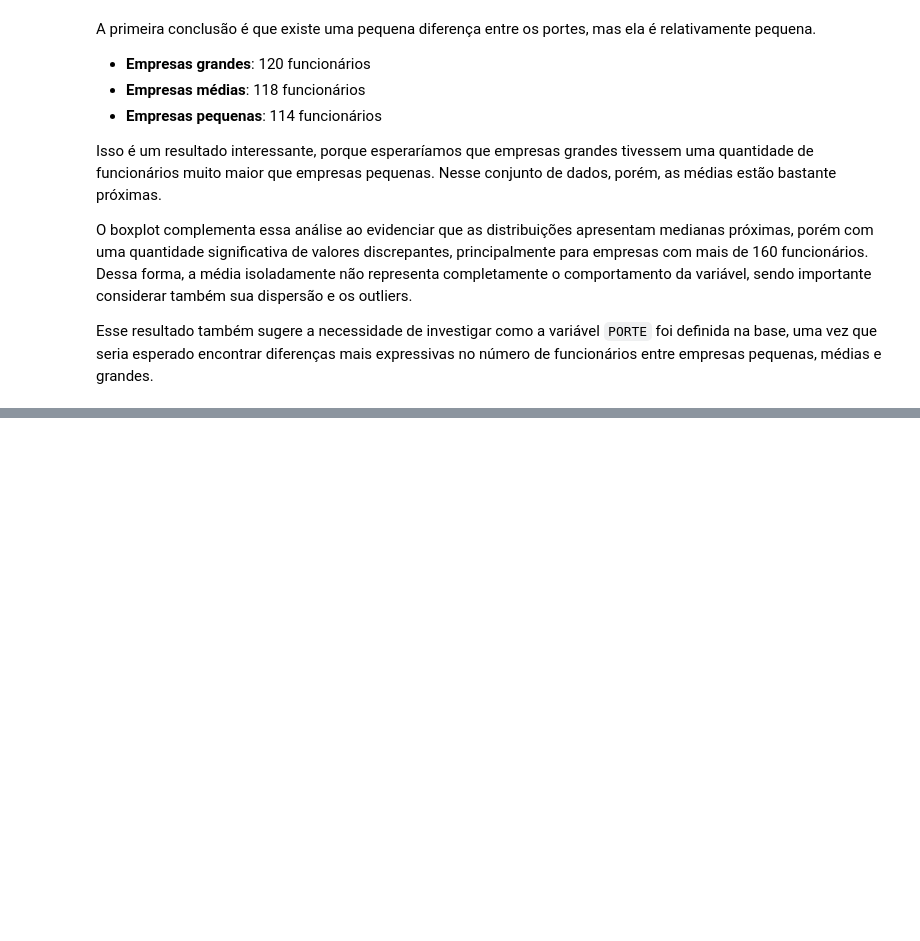
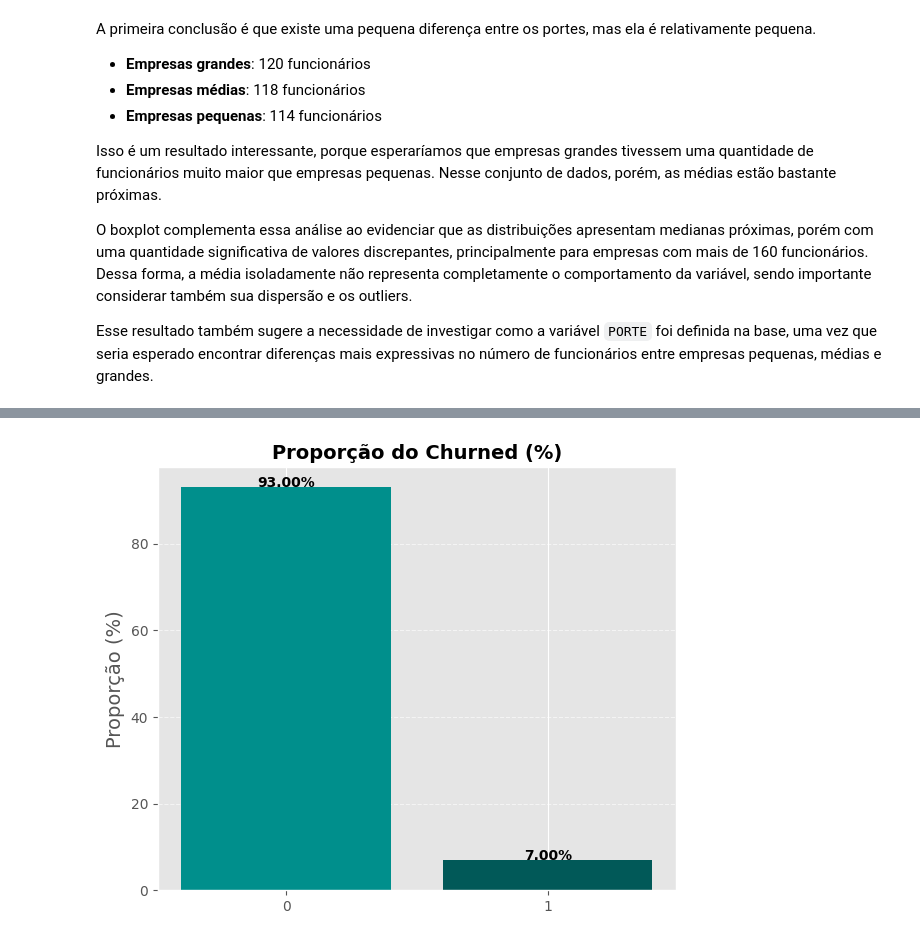
Before and after one commit to rrafahenrique/Modelo-Preditivo-Inadimplencia, a Jupyter notebook: notebooks/01-data_cleaning-eda.ipynb, the cells around one changed output, grey strips where cells are left out. Saved outputs shown, nothing was run; the diff lists cells and outputs as text; code cells hidden in the pictures; blank space fills up the shorter version.

```diff
--- a/notebooks/01-data_cleaning-eda.ipynb
+++ b/notebooks/01-data_cleaning-eda.ipynb
@@ -485,0 +561,11 @@ Esse resultado também sugere a necessidade de investigar como a variável `PORT
+# %%
+# Transformar colunas object para datetime
+cols = ['DATA_EMISSAO_DOCUMENTO', 'DATA_PAGAMENTO', 'DATA_VENCIMENTO']
+df[cols] = df[cols].apply(pd.to_datetime)
+
+# Cálculo da Inadimplência
+df['Churned'] = np.where(((df['DATA_PAGAMENTO'] - df['DATA_VENCIMENTO']).dt.days) >= 5, 1, 0)
+# %%
+func.plot_proportion_bar(df, columns=["Churned"], palette=customPalette)
+# %% [output]
+[figure, added]
```
Also changed, not shown: parts of 15 cells of this notebook, 5 other files.
